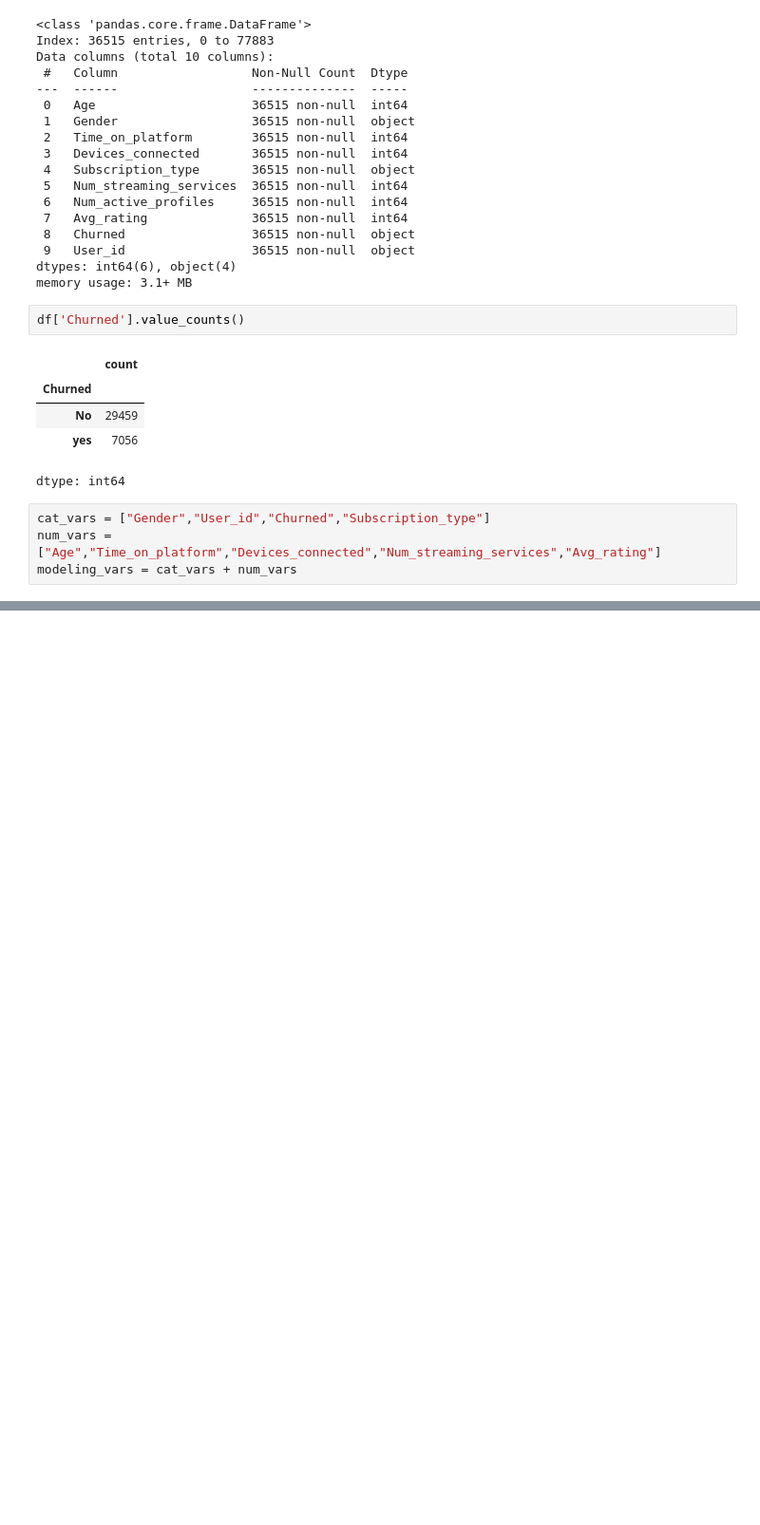
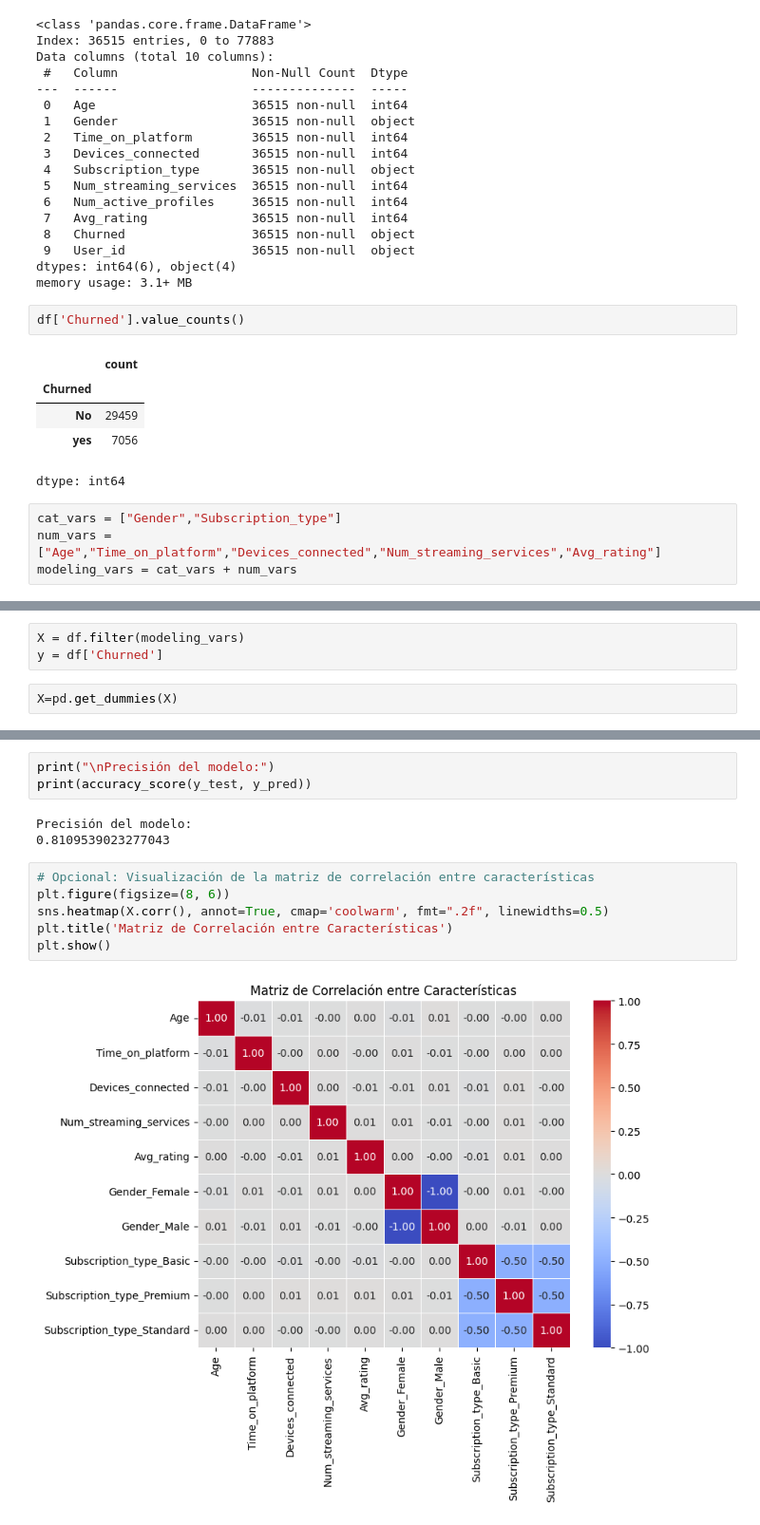
Before and after one commit to DajeanArcila/DajeanArcila, a Jupyter notebook: Churn_clasificação.ipynb, the cells around one changed output, grey strips where cells are left out. Shown at 95% size. Saved outputs shown, nothing was run; the diff lists cells and outputs as text; blank space fills up the shorter version.

```diff
--- a/Churn_clasificação.ipynb
+++ b/Churn_clasificação.ipynb
@@ -185,6 +195,6 @@ df['Churned'].value_counts()
 | yes | 7056 |
 dtype: int64
 # %%
-cat_vars = ["Gender","User_id","Churned","Subscription_type"]
+cat_vars = ["Gender","Subscription_type"]
 num_vars = ["Age","Time_on_platform","Devices_connected","Num_streaming_services","Avg_rating"]
 modeling_vars = cat_vars + num_vars
@@ -192,0 +201,5 @@ LogisticRegression
+# %%
+X = df.filter(modeling_vars)
+y = df['Churned']
+# %%
+X=pd.get_dummies(X)
@@ -192,0 +257,14 @@ LogisticRegression
+# %%
+print("\nPrecisión del modelo:")
+print(accuracy_score(y_test, y_pred))
+# %% [output]
+Precisión del modelo:
+0.8109539023277043
+# %%
+# Opcional: Visualización de la matriz de correlación entre características
+plt.figure(figsize=(8, 6))
+sns.heatmap(X.corr(), annot=True, cmap='coolwarm', fmt=".2f", linewidths=0.5)
+plt.title('Matriz de Correlación entre Características')
+plt.show()
+# %% [output]
+[figure, added]
```
Also changed, not shown: parts of 7 cells of this notebook.
